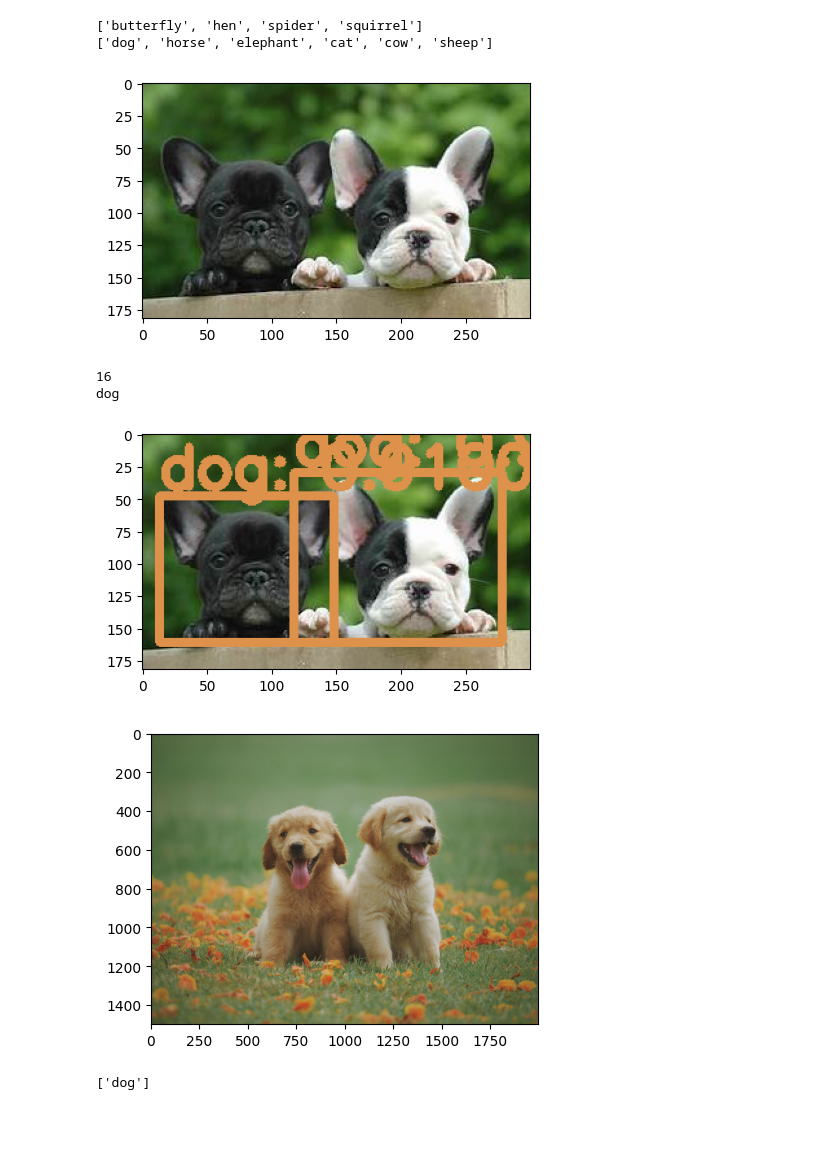
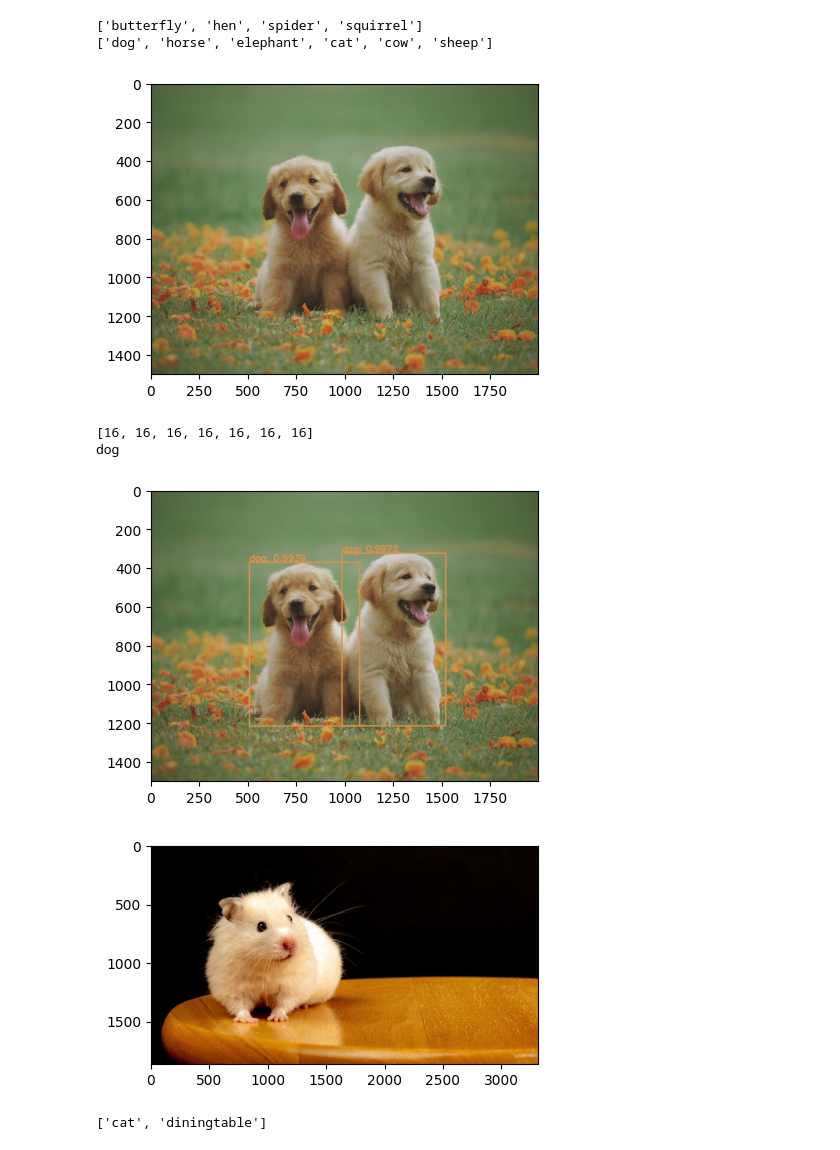
Before and after one commit to tejastamkar/Animal-Image-Api, a Jupyter notebook: animal-detection-by-yolo-coco-model (1).ipynb, the cells around one changed output. Drawn from its saved outputs; the diff is of its cells as text; code cells hidden in the pictures; blank space fills up the shorter version.

```diff
--- a/animal-detection-by-yolo-coco-model (1).ipynb
+++ b/animal-detection-by-yolo-coco-model (1).ipynb
@@ -59,14 +59,14 @@ network = cv2.dnn.readNetFromDarknet(configuration_path, weights_path)
 layers_names_all = network.getLayerNames()
 layers_names_output = [layers_names_all[i-1] for i in network.getUnconnectedOutLayers()]
 # %%
-image_input = cv2.imread('./dog2.jpeg')
+image_input = cv2.imread('./dog.jpg')
 
 %matplotlib inline
 plt.rcParams['figure.figsize'] = (5.0,5.0)
 plt.imshow(cv2.cvtColor(image_input, cv2.COLOR_BGR2RGB))
 plt.show()
 # %% [output]
-[figure, old version]
+[figure, new version]
 # %%
 blob = cv2.dnn.blobFromImage(image_input, 1/255.0, (416,416), swapRB=True, crop=False)
 blob_to_show = blob[0,:,:,:].transpose(1,2,0)
@@ -94,10 +94,10 @@ for result in output_from_network:
             confidences.append(float(confidence_current))
             class_numbers.append(class_current)
 
-print(class_numbers[-1])
+print(class_numbers)
 print(labels[class_numbers[-1]])
 # %% [output]
-16
+[16, 16, 16, 16, 16, 16, 16]
 dog
 # %%
 results = cv2.dnn.NMSBoxes(bounding_boxes, confidences, probability_minimum, threshold)
@@ -118,7 +118,7 @@ plt.rcParams['figure.figsize'] = (5.0,5.0)
 plt.imshow(cv2.cvtColor(image_input, cv2.COLOR_BGR2RGB))
 plt.show()
 # %% [output]
-[figure, old version]
+[figure, new version]
 # %%
 def ImagePath(path):
 
@@ -158,8 +158,8 @@ def ImagePath(path):
 
     return labels2
 # %%
-ImagePath('./dog.jpg')
+ImagePath('./hamster.jpg')
 # %% [output]
-[figure, old version]
+[figure, new version]
-['dog']
+['cat', 'diningtable']
 # %%
```
Also changed, not shown: parts of 2 cells of this notebook, 7 other files.
